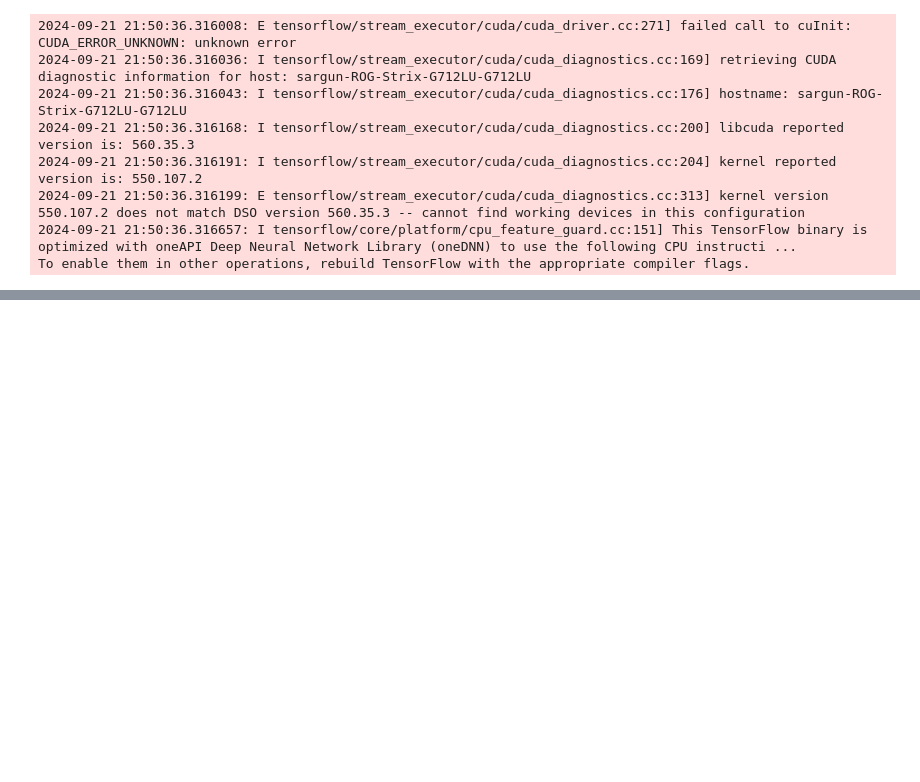
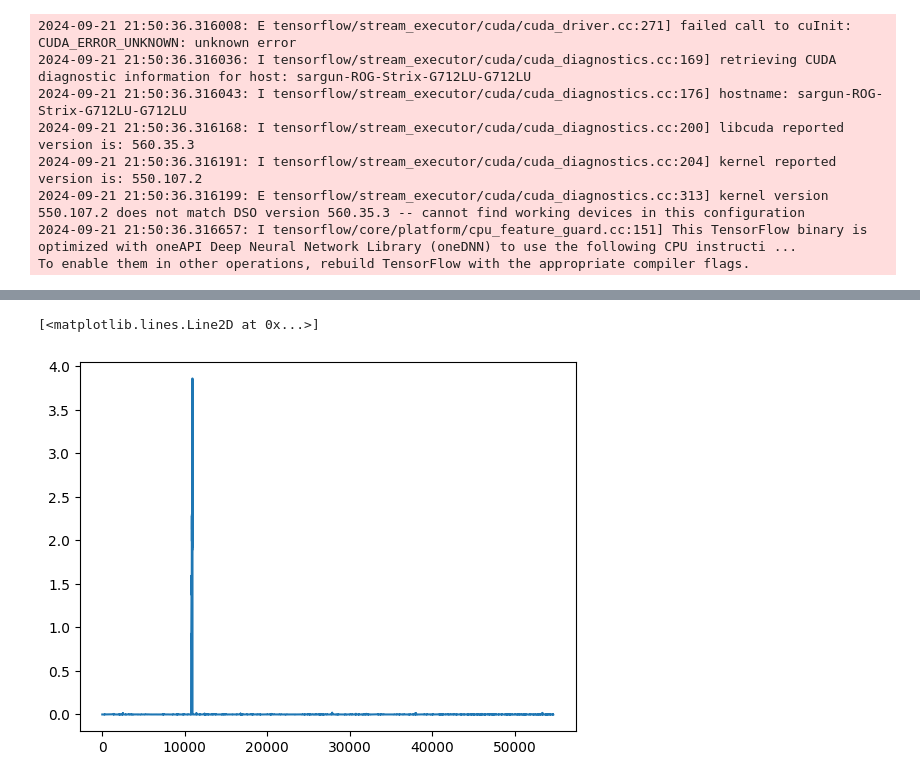
Before and after one commit to TheFJcurve/PPO-for-Beginners, a Jupyter notebook: price_prediction.ipynb, the cells around one changed output, grey strips where cells are left out. Drawn from its saved outputs; the diff is of its cells as text; code cells hidden in the pictures; blank space fills up the shorter version.

```diff
--- a/price_prediction.ipynb
+++ b/price_prediction.ipynb
@@ -126,0 +138,5 @@ y_test
+# %%
+plt.plot(y_test)
+# %% [output]
+[<matplotlib.lines.Line2D at 0x...>]
+[figure, added]
```
Also changed, not shown: parts of 5 cells of this notebook, 10 other files.
